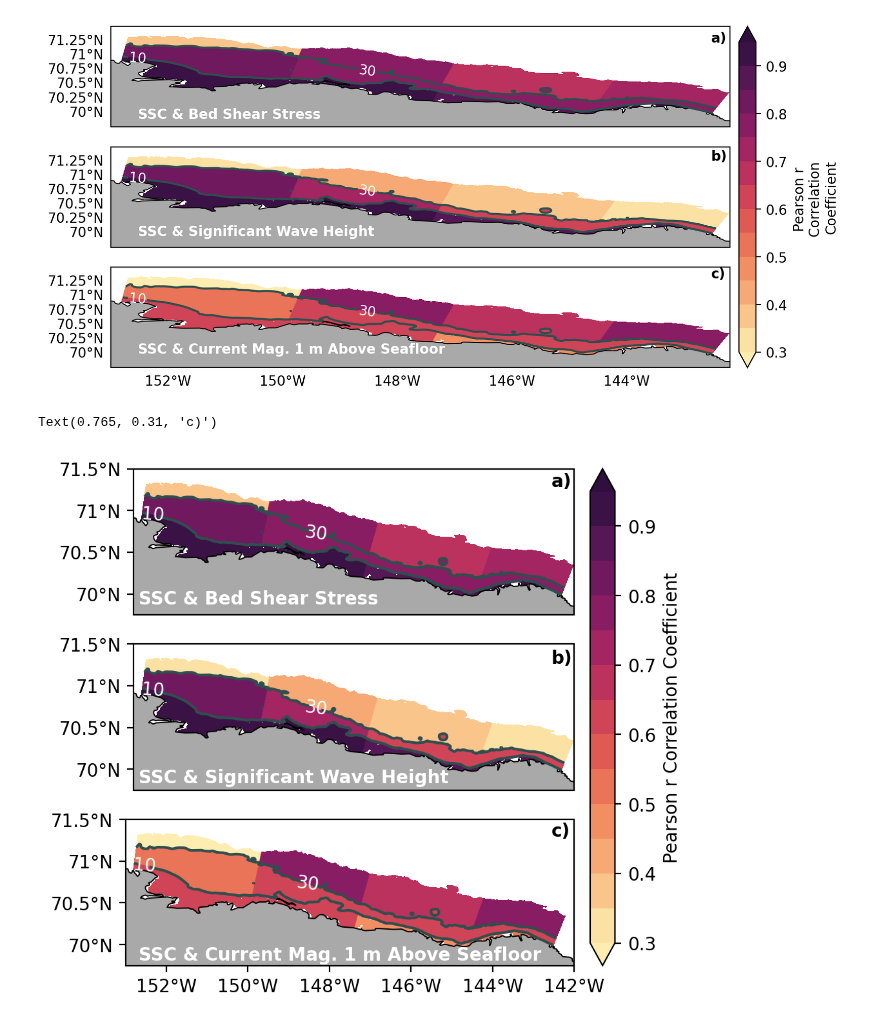
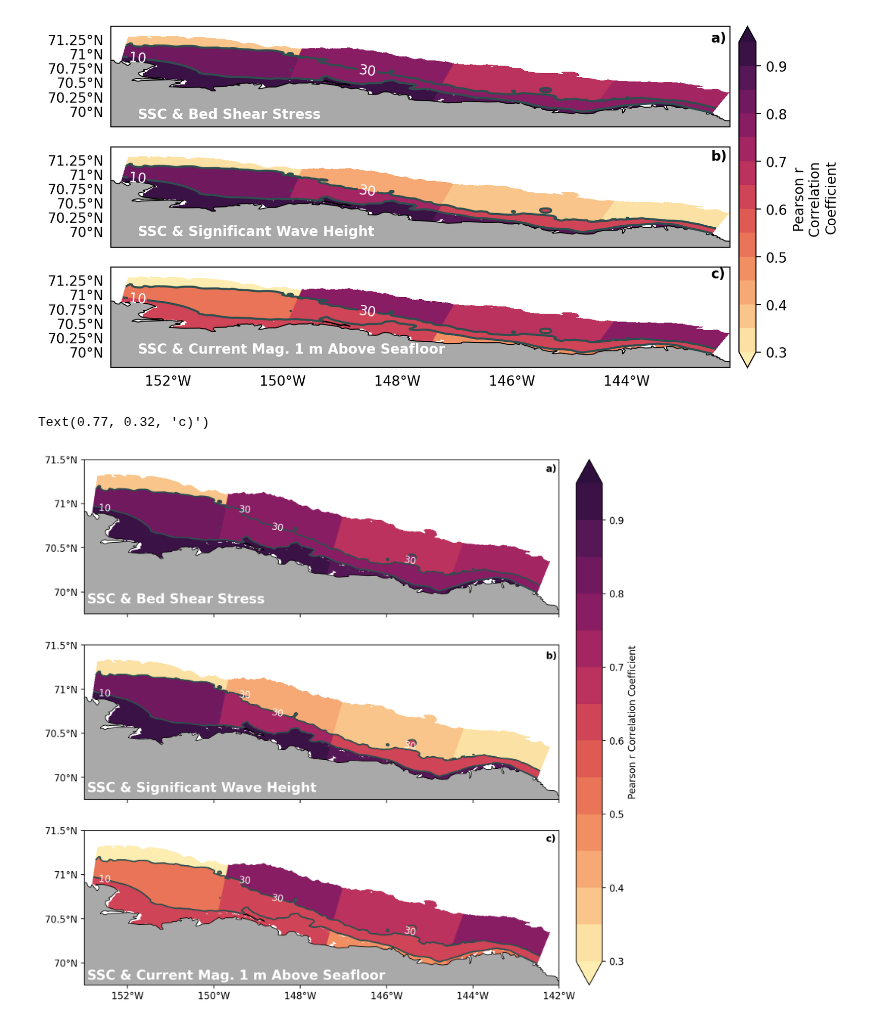
Before and after one commit to bundzis/Beaufort_ROMS_ssc_comp, a Jupyter notebook: Analysis/plot_correlations_as_maps.ipynb, the cells around one changed output. Cells and saved outputs as stored; diff of their text form; code cells hidden in the pictures.

```diff
--- a/Analysis/plot_correlations_as_maps.ipynb
+++ b/Analysis/plot_correlations_as_maps.ipynb
@@ -1015,7 +1015,7 @@ lev_corr = np.arange(0.3, 1, 0.05)
 lev_bathy = [10, 30, 60]
 
 # Make the figure
-fig, ax = plt.subplots(3, figsize=(16,5), dpi=200,
+fig, ax = plt.subplots(3, figsize=(32,10), dpi=200,
                        #constrained_layout=True,
                        subplot_kw={'projection': crs})
 
@@ -1039,60 +1039,48 @@ for r in range(3):
 
     # Set extent and map features
     #ax[r].set_extent([-153.5,-141.4,69.5, 71.5],ccrs.PlateCarree())
     ax[r].set_extent([-153,-142.2,69.75, 71.5],ccrs.PlateCarree())
     # ax.set_aspect(lat_rad)
     ax[r].add_feature(cfeature.NaturalEarthFeature('physical', 'land', '10m',
                                                 facecolor='darkgray'), linewidth=.7)
     ax[r].coastlines(resolution='10m', linewidth=.7)
 
     # Set tick locations
     xticks = [-152, -150, -148, -146, -144, -142]
     yticks = [70, 70.5, 71, 71.5]
 
     ax[r].set_yticks(yticks, crs=ccrs.PlateCarree())
     ax[r].yaxis.set_major_formatter(cticker.LatitudeFormatter())
+    ax[r].set_xticks(xticks, crs=ccrs.PlateCarree())
+    ax[r].xaxis.set_major_formatter(cticker.LongitudeFormatter())
 
-    # Optional: format tick labels as lon/lat
-    if r == 2:
-        ax[r].set_xticks(xticks, crs=ccrs.PlateCarree())
-        ax[r].xaxis.set_major_formatter(cticker.LongitudeFormatter())
-
-    # Turn on ticks only on left & bottom
-    ax[r].tick_params(top=False, right=False)
-
-    # gl = ax[r].gridlines(crs=ccrs.PlateCarree(),
-    #                   draw_labels=True,
-    #                   x_inline=False, y_inline=False,
-    #                   linewidth=0, color='k',alpha=0.5)
-    # gl.right_labels = gl.top_labels = False
-    # if r == 2:
-    #     gl.bottom_labels = True
-    # else:
-    #     gl.bottom_labels = False
-    # gl.xlocator = ticker.FixedLocator([-152, -150,-148,-146,-144,-142])
-    # gl.xlabel_style = {'rotation': 0, 'ha': 'center'}
+    # ---- Remove labels for first two panels ----
+    if r in [0, 1]:
+        ax[r].tick_params(labelbottom=False)
 
     # Fix the aspect ratio
     lon_min, lon_max = -153, -142.2
     lat_min, lat_max = 69.75, 71.5
     mid_lat = (lat_min + lat_max) / 2
     aspect = (lon_max - lon_min) * np.cos(np.deg2rad(mid_lat)) / (lat_max - lat_min)
     ax[r].set_aspect(aspect)
 
 fig.colorbar(cs1, ax=[ax[0], ax[1], ax[2]], extend='both', pad=0.01).set_label('Pearson r Correlation Coefficient')
 
+#plt.subplots_adjust(hspace=0.1)
+
 # Add text explaining what each plot is
-fig.text(0.565, 0.670, 'SSC & Bed Shear Stress', color='white', fontweight='bold') # fontweight='bold', fontsize=fontsize
-fig.text(0.565, 0.393, 'SSC & Significant Wave Height', color='white', fontweight='bold') # fontweight='bold', fontsize=fontsize
-fig.text(0.565, 0.118, 'SSC & Current Mag. 1 m Above Seafloor', color='white', fontweight='bold') # fontweight='bold', fontsize=fontsize, E9E7F2
+fig.text(0.560, 0.670, 'SSC & Bed Shear Stress', color='white', fontweight='bold', fontsize=14) # fontweight='bold', fontsize=fontsize
+fig.text(0.560, 0.393, 'SSC & Significant Wave Height', color='white', fontweight='bold', fontsize=14) # fontweight='bold', fontsize=fontsize
+fig.text(0.560, 0.118, 'SSC & Current Mag. 1 m Above Seafloor', color='white', fontweight='bold', fontsize=14) # fontweight='bold', fontsize=fontsize, E9E7F2
 
 # Add subplot labels
-fig.text(0.765, 0.852, 'a)', fontweight='bold') # fontweight='bold', fontsize=fontsize
-fig.text(0.765, 0.578, 'b)', fontweight='bold') # fontweight='bold', fontsize=fontsize
-fig.text(0.765, 0.310, 'c)', fontweight='bold') # fontweight='bold', fontsize=fontsize
+fig.text(0.770, 0.862, 'a)', fontweight='bold', fontsize=10) # fontweight='bold', fontsize=fontsize
+fig.text(0.770, 0.588, 'b)', fontweight='bold', fontsize=10) # fontweight='bold', fontsize=fontsize
+fig.text(0.770, 0.320, 'c)', fontweight='bold', fontsize=10) # fontweight='bold', fontsize=fontsize
 # %% [output]
-Text(0.765, 0.31, 'c)')
+Text(0.77, 0.32, 'c)')
-[figure, old version]
+[figure, new version]
 # %%
 # Compare with the line plot to see if the values look correct
 # Waves need to be fixed once time is fixed but the general idea is there!
```
Also changed, not shown: 1 other file.
